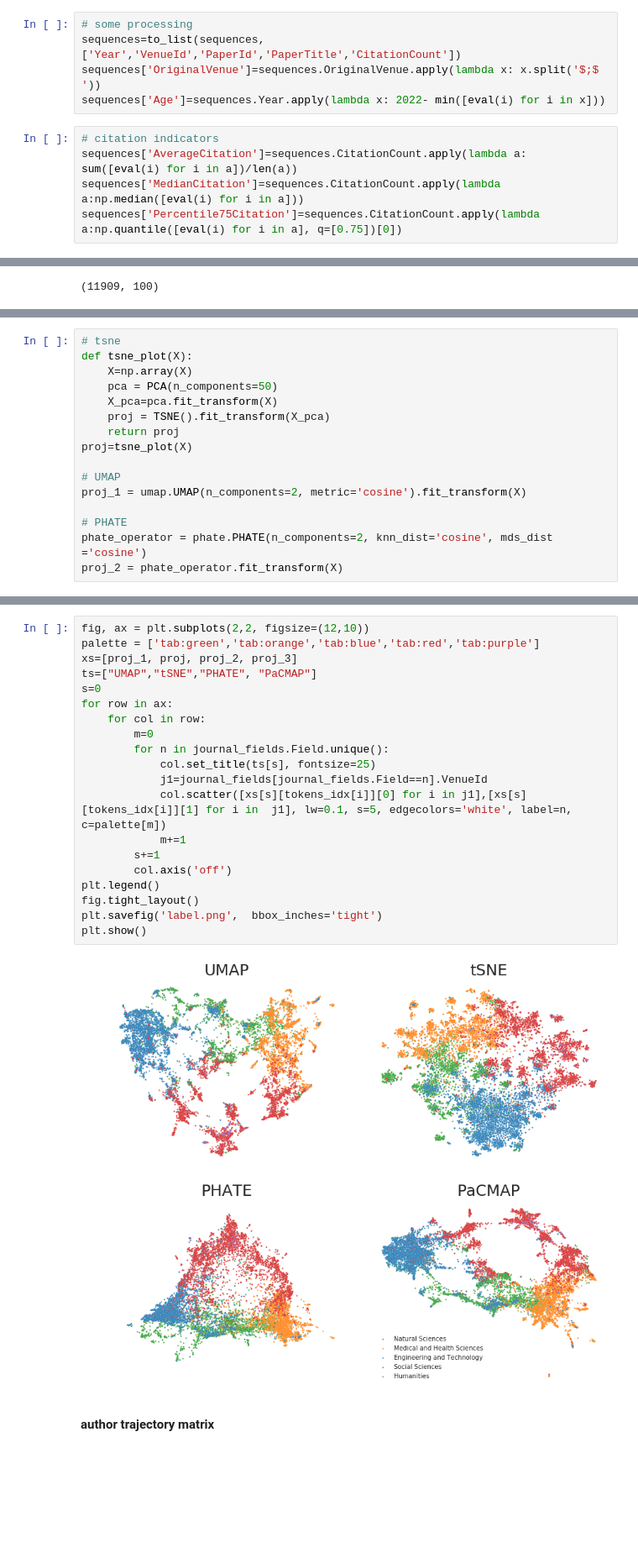
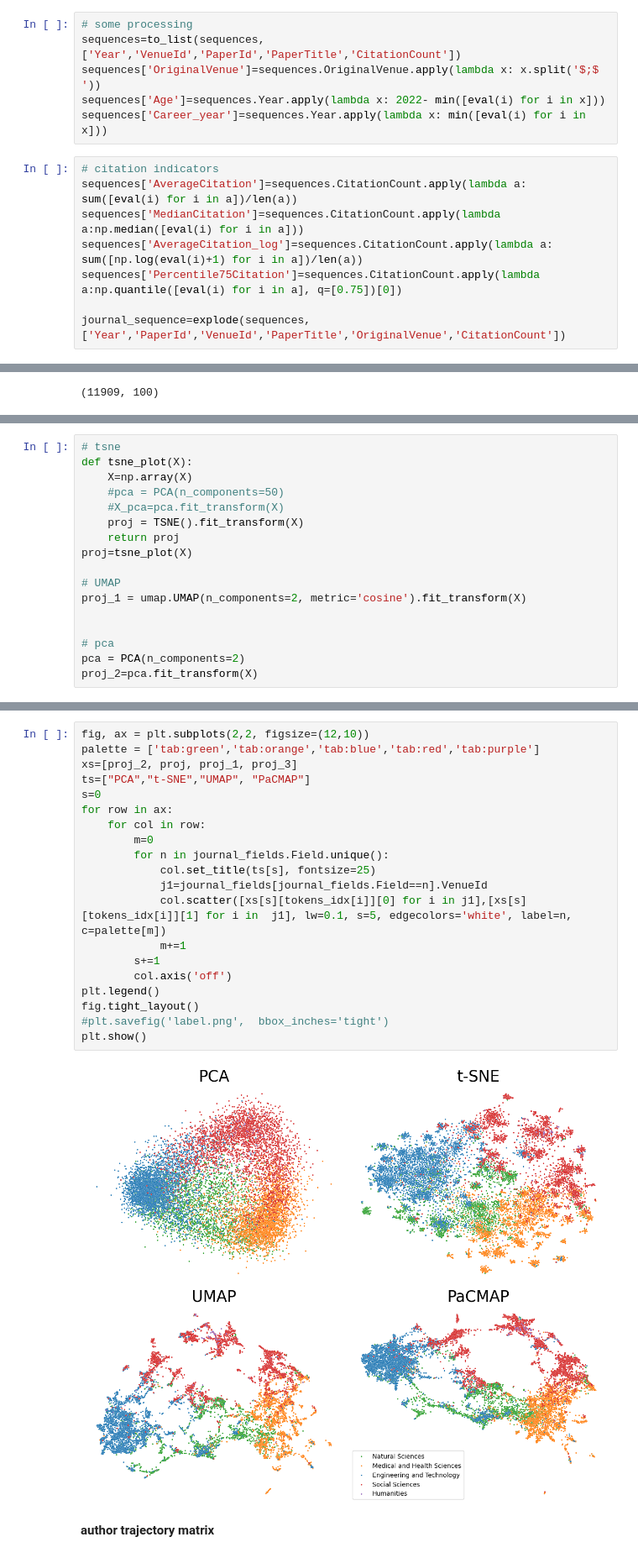
Before and after one commit to YangliuF95/Author_trajectory, a Jupyter notebook: code/02.analysis/data_analysis.ipynb, the cells around one changed output, grey strips where cells are left out. Shown at 84% size. Cells and saved outputs as stored; diff of their text form; blank space fills up the shorter version.

```diff
--- a/code/02.analysis/data_analysis.ipynb
+++ b/code/02.analysis/data_analysis.ipynb
@@ -140,8 +210,12 @@ model=word2vec.Word2Vec.load('../01.model_training/j2v_100d_2c_10m')
 sequences=to_list(sequences,['Year','VenueId','PaperId','PaperTitle','CitationCount'])
 sequences['OriginalVenue']=sequences.OriginalVenue.apply(lambda x: x.split('$;$ '))
 sequences['Age']=sequences.Year.apply(lambda x: 2022- min([eval(i) for i in x]))
+sequences['Career_year']=sequences.Year.apply(lambda x: min([eval(i) for i in x]))
 # %%
 # citation indicators
 sequences['AverageCitation']=sequences.CitationCount.apply(lambda a: sum([eval(i) for i in a])/len(a))
 sequences['MedianCitation']=sequences.CitationCount.apply(lambda a:np.median([eval(i) for i in a]))
+sequences['AverageCitation_log']=sequences.CitationCount.apply(lambda a: sum([np.log(eval(i)+1) for i in a])/len(a))
 sequences['Percentile75Citation']=sequences.CitationCount.apply(lambda a:np.quantile([eval(i) for i in a], q=[0.75])[0])
+
+journal_sequence=explode(sequences,['Year','PaperId','VenueId','PaperTitle','OriginalVenue','CitationCount'])
@@ -172,15 +248,16 @@ Note that the author and journal information were mined from the [MAG dataset](h
 # tsne
 def tsne_plot(X):
     X=np.array(X)
-    pca = PCA(n_components=50)
-    X_pca=pca.fit_transform(X)
-    proj = TSNE().fit_transform(X_pca)
+    #pca = PCA(n_components=50)
+    #X_pca=pca.fit_transform(X)
+    proj = TSNE().fit_transform(X)
     return proj
 proj=tsne_plot(X)
 
 # UMAP
 proj_1 = umap.UMAP(n_components=2, metric='cosine').fit_transform(X)
 
-# PHATE
-phate_operator = phate.PHATE(n_components=2, knn_dist='cosine', mds_dist ='cosine')
-proj_2 = phate_operator.fit_transform(X)
+
+# pca
+pca = PCA(n_components=2)
+proj_2=pca.fit_transform(X)
@@ -225,24 +278,24 @@ tokens_fields=dict(journal_fields[['VenueId','Background']].values)
 # %%
 fig, ax = plt.subplots(2,2, figsize=(12,10))
 palette = ['tab:green','tab:orange','tab:blue','tab:red','tab:purple']
-xs=[proj_1, proj, proj_2, proj_3]
-ts=["UMAP","tSNE","PHATE", "PaCMAP"]
+xs=[proj_2, proj, proj_1, proj_3]
+ts=["PCA","t-SNE","UMAP", "PaCMAP"]
 s=0
 for row in ax:
     for col in row:
         m=0
         for n in journal_fields.Field.unique():
             col.set_title(ts[s], fontsize=25)
             j1=journal_fields[journal_fields.Field==n].VenueId
             col.scatter([xs[s][tokens_idx[i]][0] for i in j1],[xs[s][tokens_idx[i]][1] for i in  j1], lw=0.1, s=5, edgecolors='white', label=n, c=palette[m])
             m+=1
         s+=1
         col.axis('off')
 plt.legend()
 fig.tight_layout()
-plt.savefig('label.png',  bbox_inches='tight')
+#plt.savefig('label.png',  bbox_inches='tight')
 plt.show()
 # %% [output]
-[figure, old version]
+[figure, new version]
 # %% [markdown]
 **author trajectory matrix**
```
Also changed, not shown: parts of 109 cells of this notebook, 2 other files.
